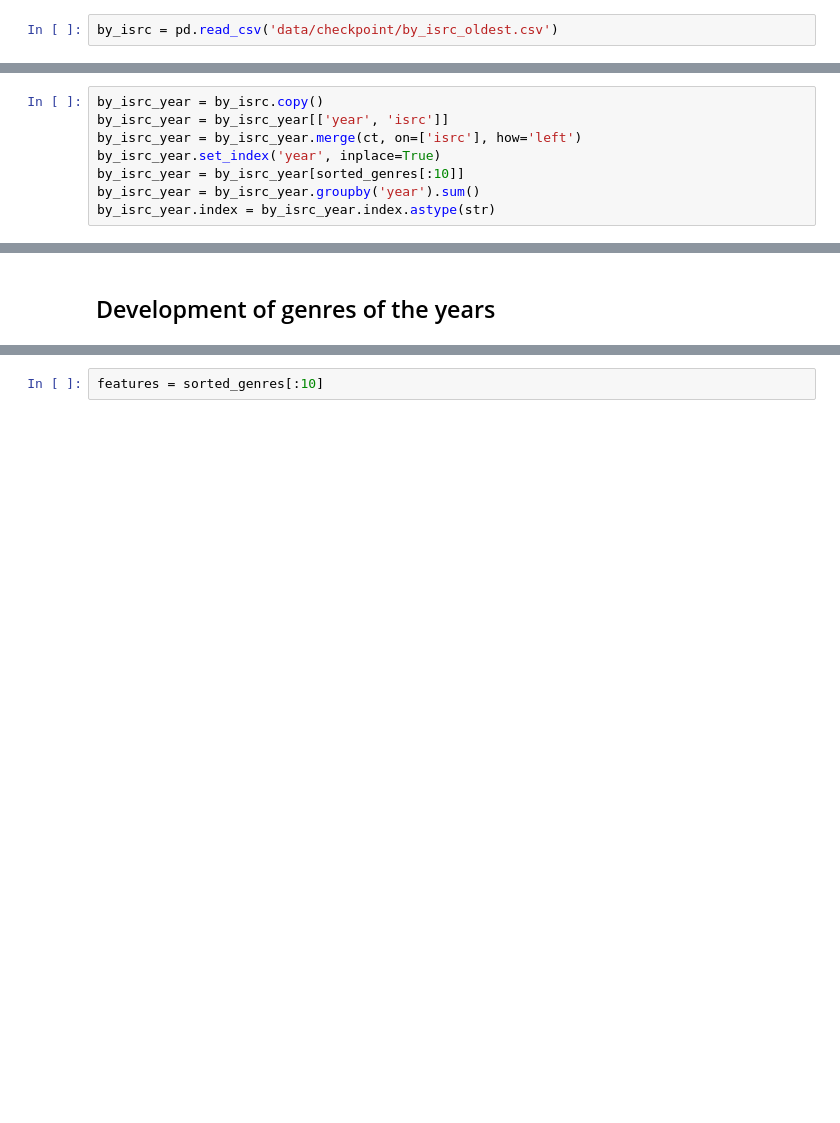
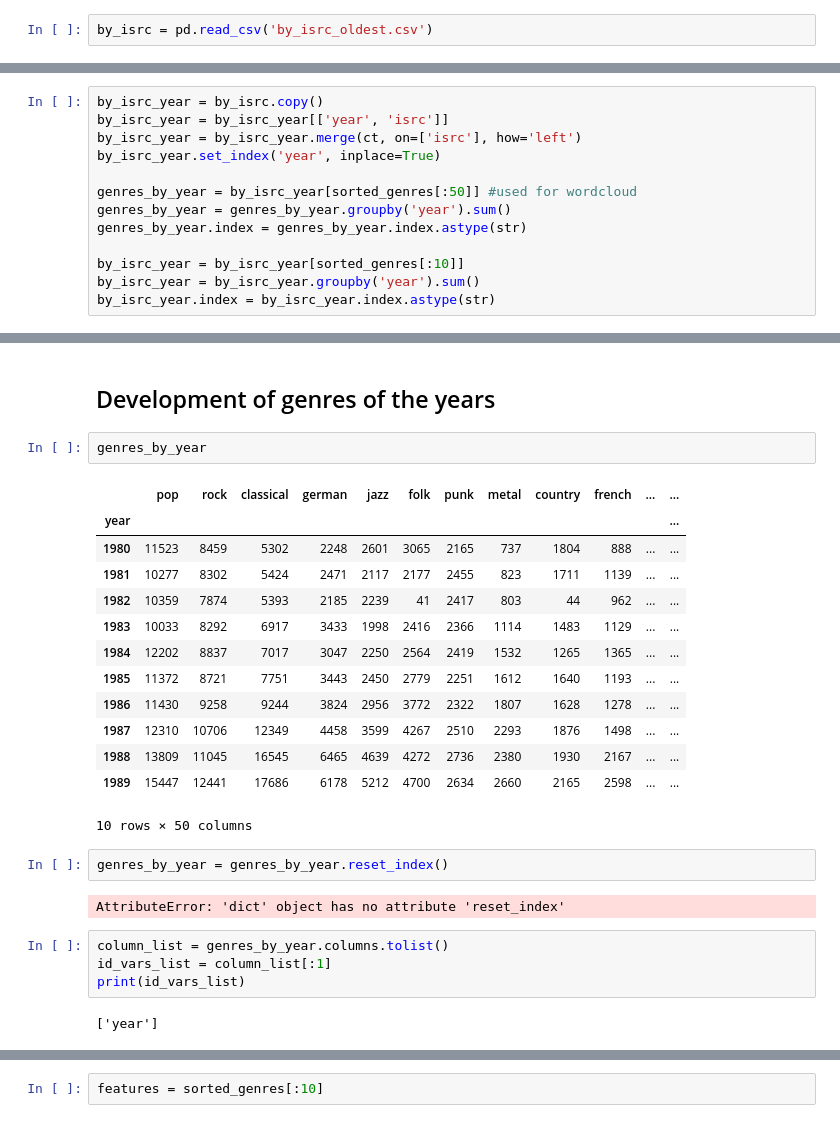
Before and after one commit to Jannis37/80s-recommender, a Jupyter notebook: viz.ipynb, the cells around one changed output, grey strips where cells are left out. Drawn from its saved outputs; the diff is of its cells as text; blank space fills up the shorter version.

```diff
--- a/viz.ipynb
+++ b/viz.ipynb
@@ -9,5 +15,5 @@ from sklearn.preprocessing import MinMaxScaler
 # %%
-by_isrc = pd.read_csv('data/checkpoint/by_isrc_oldest.csv')
+by_isrc = pd.read_csv('by_isrc_oldest.csv')
 # %%
 by_isrc.head().T
 # %% [output]
@@ -77,6 +83,11 @@ by_isrc_year = by_isrc.copy()
 by_isrc_year = by_isrc_year[['year', 'isrc']]
 by_isrc_year = by_isrc_year.merge(ct, on=['isrc'], how='left')
 by_isrc_year.set_index('year', inplace=True)
+
+genres_by_year = by_isrc_year[sorted_genres[:50]] #used for wordcloud
+genres_by_year = genres_by_year.groupby('year').sum()
+genres_by_year.index = genres_by_year.index.astype(str)
+
 by_isrc_year = by_isrc_year[sorted_genres[:10]]
 by_isrc_year = by_isrc_year.groupby('year').sum()
 by_isrc_year.index = by_isrc_year.index.astype(str)
@@ -317,3 +341,29 @@ for i, genre in enumerate(genres):
 #fig.show()
 # %% [markdown]
 ## Development of genres of the years
+# %%
+genres_by_year
+# %% [output]
+|  | pop | rock | classical | german | jazz | folk | punk | metal | country | french | ... | ... |
+| year |  |  |  |  |  |  |  |  |  |  |  | ... |
+| 1980 | 11523 | 8459 | 5302 | 2248 | 2601 | 3065 | 2165 | 737 | 1804 | 888 | ... | ... |
+| 1981 | 10277 | 8302 | 5424 | 2471 | 2117 | 2177 | 2455 | 823 | 1711 | 1139 | ... | ... |
+| 1982 | 10359 | 7874 | 5393 | 2185 | 2239 | 41 | 2417 | 803 | 44 | 962 | ... | ... |
+| 1983 | 10033 | 8292 | 6917 | 3433 | 1998 | 2416 | 2366 | 1114 | 1483 | 1129 | ... | ... |
+| 1984 | 12202 | 8837 | 7017 | 3047 | 2250 | 2564 | 2419 | 1532 | 1265 | 1365 | ... | ... |
+| 1985 | 11372 | 8721 | 7751 | 3443 | 2450 | 2779 | 2251 | 1612 | 1640 | 1193 | ... | ... |
+| 1986 | 11430 | 9258 | 9244 | 3824 | 2956 | 3772 | 2322 | 1807 | 1628 | 1278 | ... | ... |
+| 1987 | 12310 | 10706 | 12349 | 4458 | 3599 | 4267 | 2510 | 2293 | 1876 | 1498 | ... | ... |
+| 1988 | 13809 | 11045 | 16545 | 6465 | 4639 | 4272 | 2736 | 2380 | 1930 | 2167 | ... | ... |
+| 1989 | 15447 | 12441 | 17686 | 6178 | 5212 | 4700 | 2634 | 2660 | 2165 | 2598 | ... | ... |
+10 rows × 50 columns
+# %%
+genres_by_year = genres_by_year.reset_index()
+# %% [output]
+AttributeError: 'dict' object has no attribute 'reset_index'
+# %%
+column_list = genres_by_year.columns.tolist()
+id_vars_list = column_list[:1]
+print(id_vars_list)
+# %% [output]
+['year']
```
Also changed, not shown: parts of 25 cells of this notebook.
